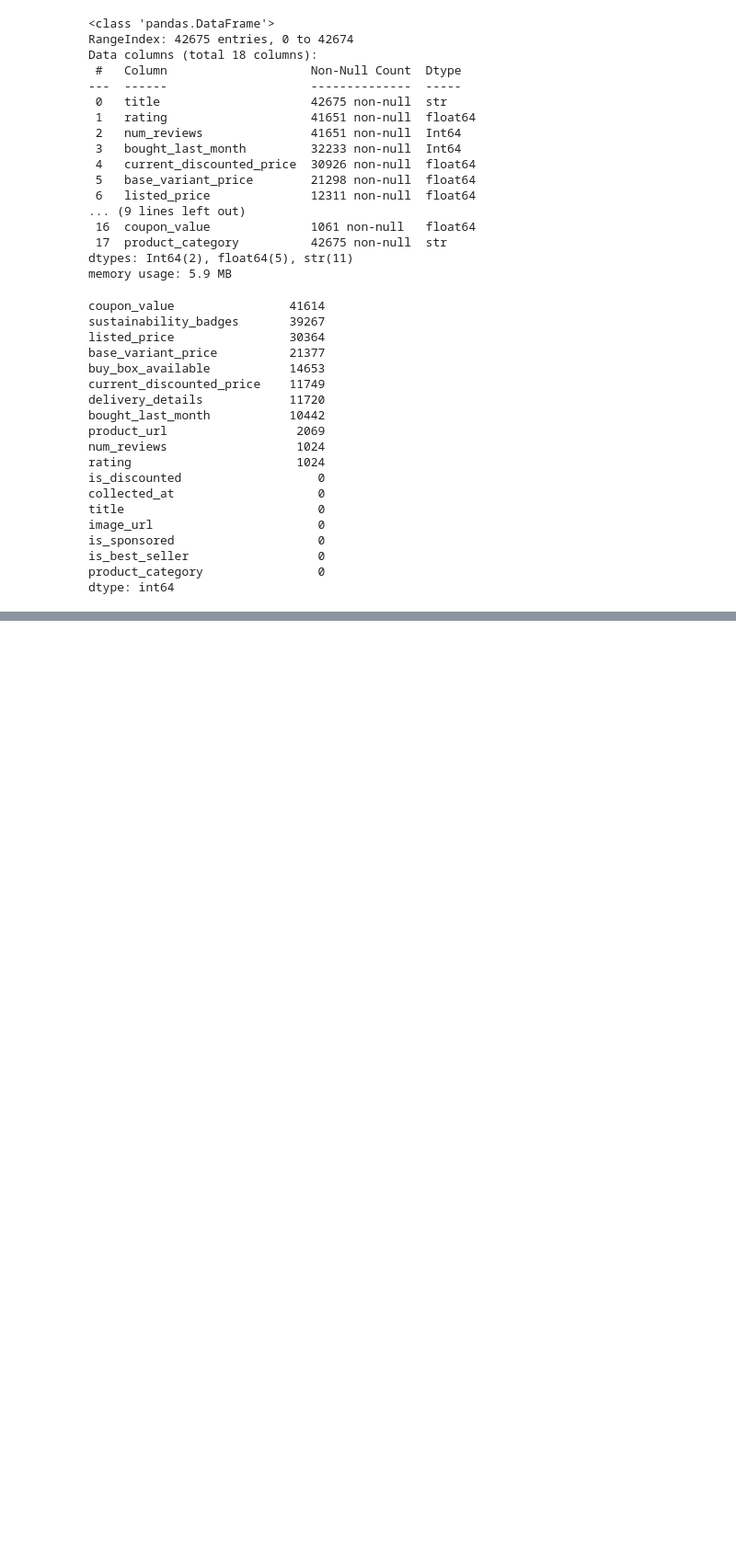
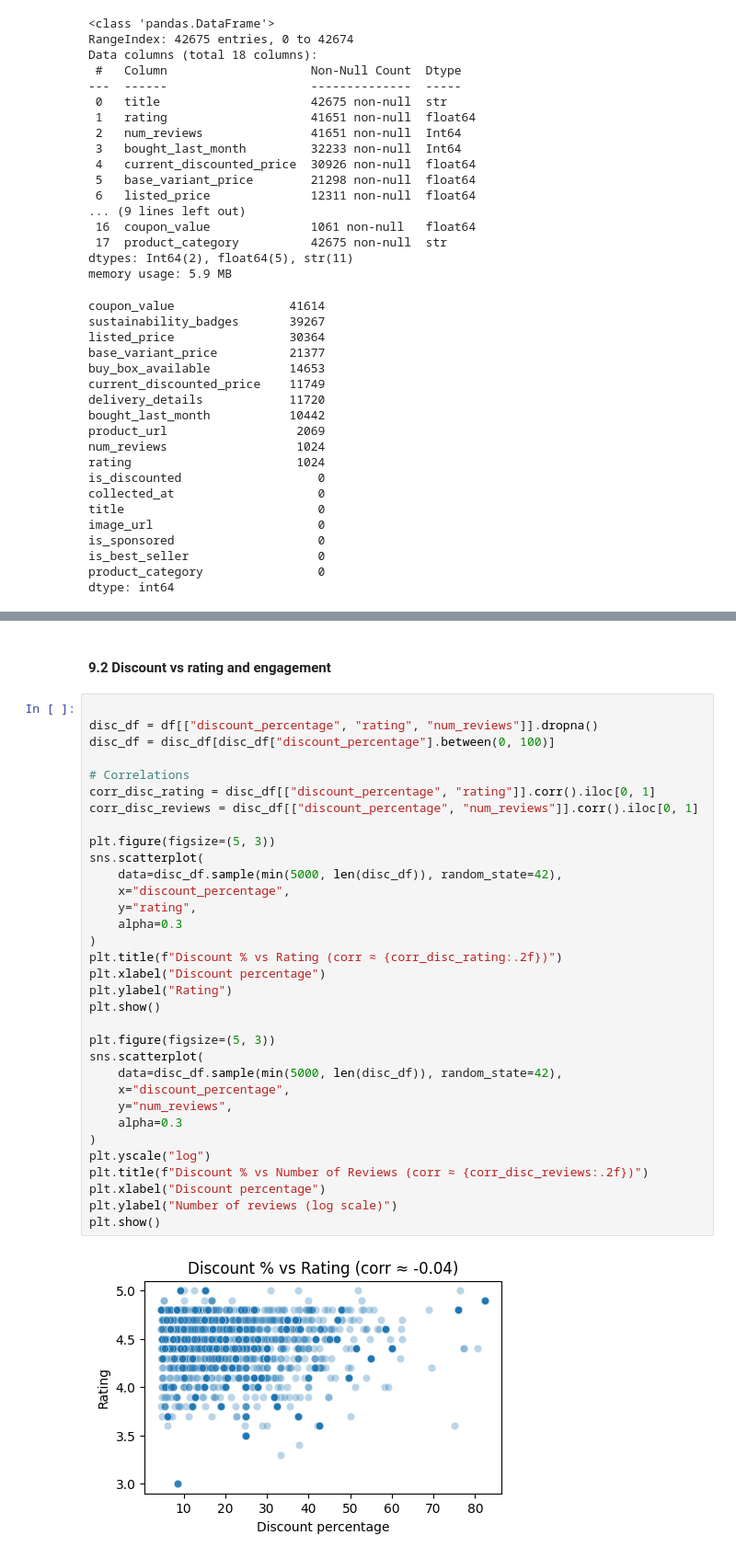
Before and after one commit to tiyasaroy/Amazon-Sales-2025, a Jupyter notebook: amazon-sales-2025.ipynb, the cells around one changed output, grey strips where cells are left out. Shown at 92% size. Cells and saved outputs as stored; diff of their text form; blank space fills up the shorter version.

```diff
--- a/amazon-sales-2025.ipynb
+++ b/amazon-sales-2025.ipynb
@@ -426,0 +726,37 @@ dtype: int64
+# %% [markdown]
+#### 9.2 Discount vs rating and engagement
+# %%
+
+disc_df = df[["discount_percentage", "rating", "num_reviews"]].dropna()
+disc_df = disc_df[disc_df["discount_percentage"].between(0, 100)]
+
+# Correlations
+corr_disc_rating = disc_df[["discount_percentage", "rating"]].corr().iloc[0, 1]
+corr_disc_reviews = disc_df[["discount_percentage", "num_reviews"]].corr().iloc[0, 1]
+
+plt.figure(figsize=(5, 3))
+sns.scatterplot(
+    data=disc_df.sample(min(5000, len(disc_df)), random_state=42),
+    x="discount_percentage",
+    y="rating",
+    alpha=0.3
+)
+plt.title(f"Discount % vs Rating (corr ≈ {corr_disc_rating:.2f})")
+plt.xlabel("Discount percentage")
+plt.ylabel("Rating")
+plt.show()
+
+plt.figure(figsize=(5, 3))
+sns.scatterplot(
+    data=disc_df.sample(min(5000, len(disc_df)), random_state=42),
+    x="discount_percentage",
+    y="num_reviews",
+    alpha=0.3
+)
+plt.yscale("log")
+plt.title(f"Discount % vs Number of Reviews (corr ≈ {corr_disc_reviews:.2f})")
+plt.xlabel("Discount percentage")
+plt.ylabel("Number of reviews (log scale)")
+plt.show()
+# %% [output]
+[figure, added]
```
Also changed, not shown: parts of 45 cells of this notebook.
